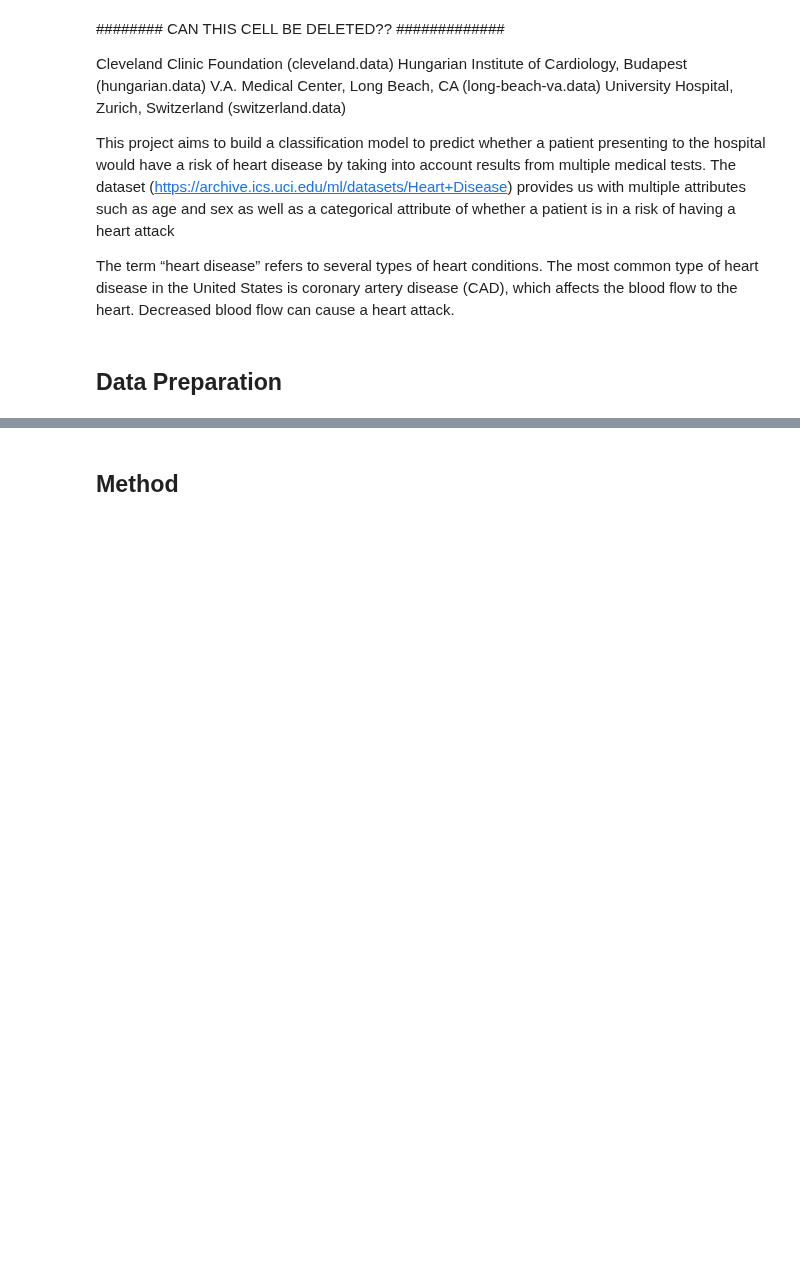
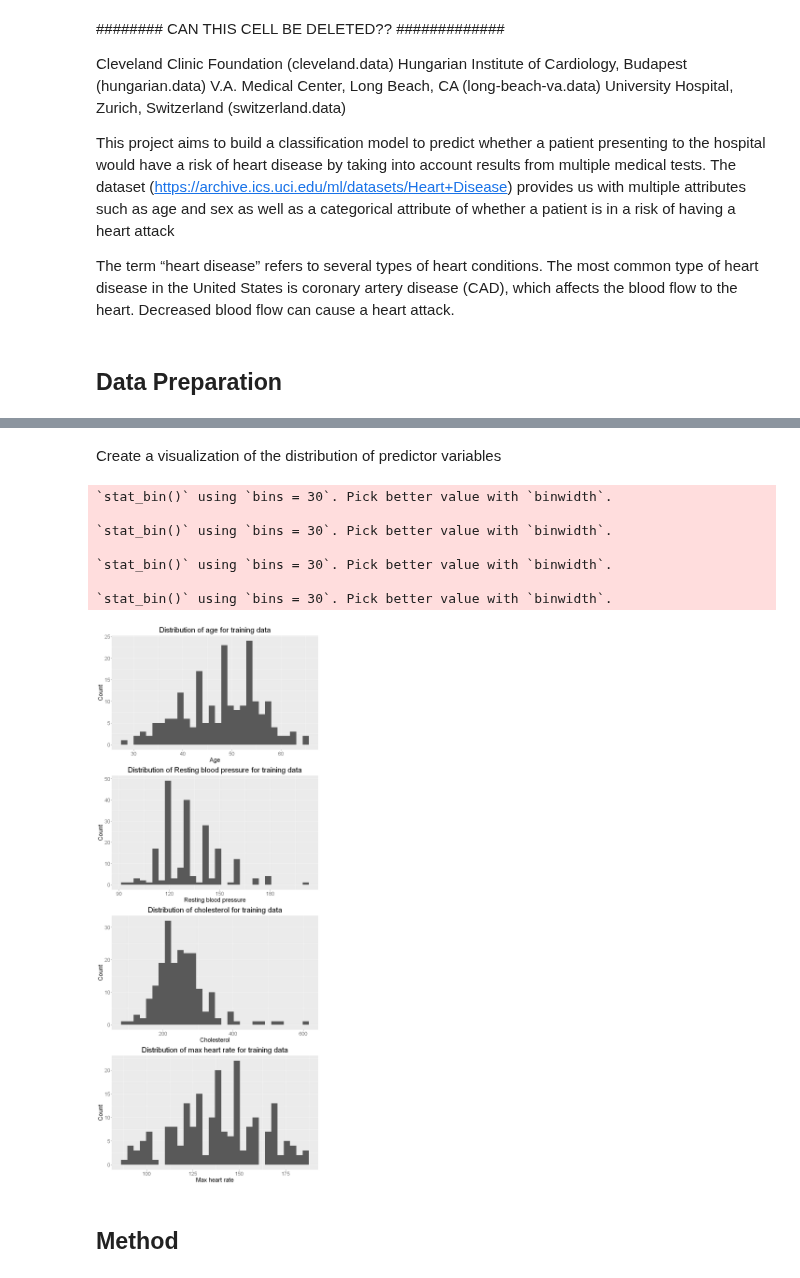
Before and after one commit to elshire7311/dsci100_group73, a Jupyter notebook: heart_analysis.ipynb, the cells around one changed output, grey strips where cells are left out. Cells and saved outputs as stored; diff of their text form; code cells hidden in the pictures; blank space fills up the shorter version.

```diff
--- a/heart_analysis.ipynb
+++ b/heart_analysis.ipynb
@@ -137,3 +128,53 @@ hungarian_test <- testing(hungarian_split)
+# %% [markdown]
+Create a visualization of the distribution of predictor variables
+# %%
+options(repr.plot.width = 10, repr.plot.height = 25)
+plot_column <- c('age','resting_blood_pressure', 'cholesterol', 'max_heart_rate')
+
+training_age_plot <- hungarian_train |>
+                ggplot(aes(x=age))+
+                geom_histogram()+
+                labs(x="Age", y="Count")+
+                ggtitle("Distribution of age for training data")+
+                theme(text=element_text(size=20), plot.title=element_text(hjust=0.5))
+
+training_resting_blood_pressure_plot <- hungarian_train |>
+                ggplot(aes(x=resting_blood_pressure))+
+                geom_histogram()+
+                labs(x="Resting blood pressure", y="Count")+
+                ggtitle("Distribution of Resting blood pressure for training data")+
+                theme(text=element_text(size=20), plot.title=element_text(hjust=0.5))
+
+training_cholesterol_plot <- hungarian_train |>
+                ggplot(aes(x=cholesterol))+
+                geom_histogram()+
+                labs(x="Cholesterol", y="Count")+
+                ggtitle("Distribution of cholesterol for training data")+
+                theme(text=element_text(size=20), plot.title=element_text(hjust=0.5))
+
+training_max_heart_rate_plot <- hungarian_train |>
+                ggplot(aes(x=max_heart_rate))+
+                geom_histogram()+
+                labs(x="Max heart rate", y="Count")+
+                ggtitle("Distribution of max heart rate for training data")+
+                theme(text=element_text(size=20), plot.title=element_text(hjust=0.5))
+
+hungarian_training_plot <- plot_grid(training_age_plot,
+                                     training_resting_blood_pressure_plot,
+                                     training_cholesterol_plot,
+                                     training_max_heart_rate_plot,
+                                     ncol=1)
+
+hungarian_training_plot
+# %% [output]
+`stat_bin()` using `bins = 30`. Pick better value with `binwidth`.
+
+`stat_bin()` using `bins = 30`. Pick better value with `binwidth`.
+
+`stat_bin()` using `bins = 30`. Pick better value with `binwidth`.
+
+`stat_bin()` using `bins = 30`. Pick better value with `binwidth`.
+[figure, added]
 # %% [markdown]
 ## Method
 # %% [markdown]
```
Also changed, not shown: parts of 11 cells of this notebook.
